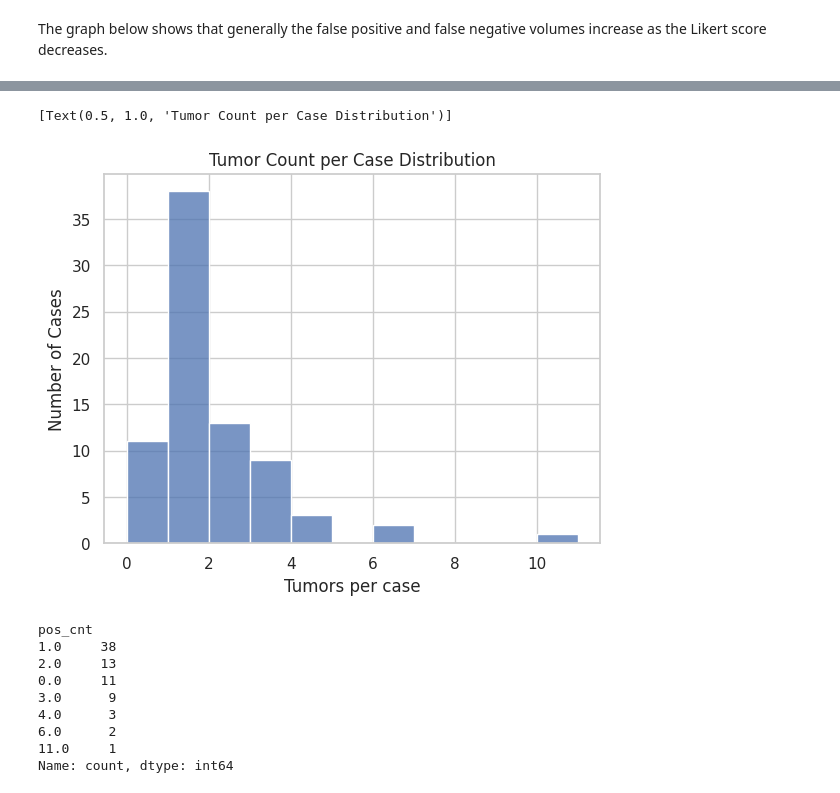
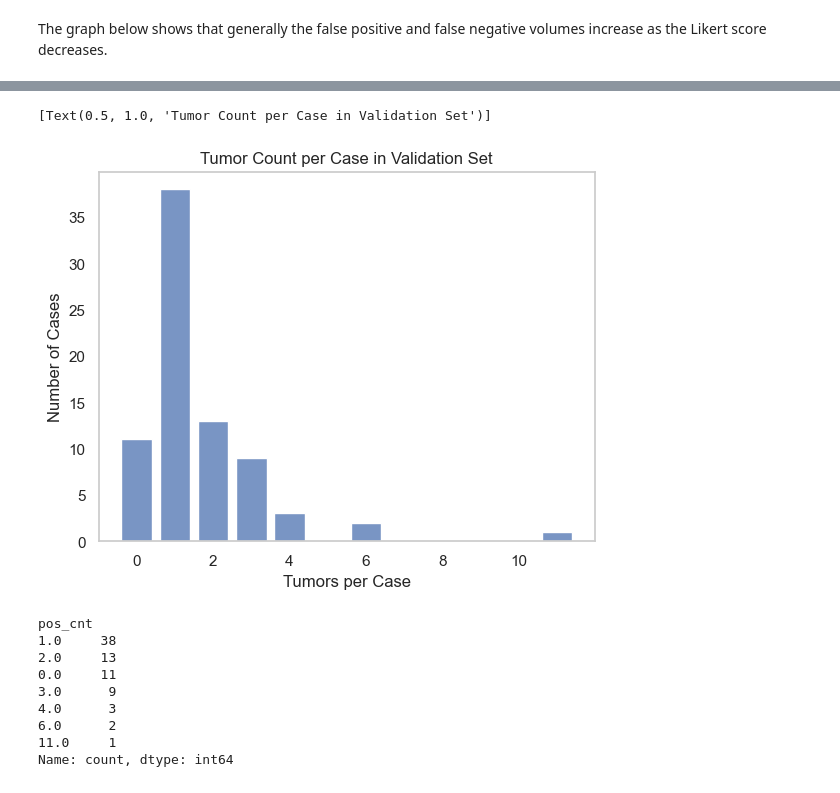
Before and after one commit to bamf-health/aimi-lung-pet-ct, a Jupyter notebook: model_performance.ipynb, the cells around one changed output, grey strips where cells are left out. Drawn from its saved outputs; the diff is of its cells as text; code cells hidden in the pictures.

Commit message:
add lesion histogram

```diff
--- a/model_performance.ipynb
+++ b/model_performance.ipynb
@@ -603,20 +599,19 @@ FN: Kendall-τ: -0.73, p-value: 0.00
 # %%
-# rad_tumor_df["true_vol_overlap_cnt"]
-# plot the number of true_vol_overlap_cnt for each row
 g = sns.histplot(
-    rad_tumor_df["pos_cnt"],
-    bins=11,
+    rad_tumor_df,
+    x="pos_cnt",
+    binwidth=1,
+    discrete=True,
+    shrink=0.8,
     palette=vol_cmap,
 )
-# set x-axis title
-g.set(xlabel="Tumors per case")
-# set y-axis title
+g.grid(False)
+g.set(xlabel="Tumors per Case")
 g.set(ylabel="Number of Cases")
-# set plot title
-g.set(title="Tumor Count per Case Distribution")
+g.set(title="Tumor Count per Case in Validation Set")
 # %% [output]
-[Text(0.5, 1.0, 'Tumor Count per Case Distribution')]
+[Text(0.5, 1.0, 'Tumor Count per Case in Validation Set')]
-[figure, old version]
+[figure, new version]
 # %%
 rad_tumor_df["pos_cnt"].value_counts()
 # %% [output]
```
Also changed, not shown: parts of 9 cells of this notebook.
